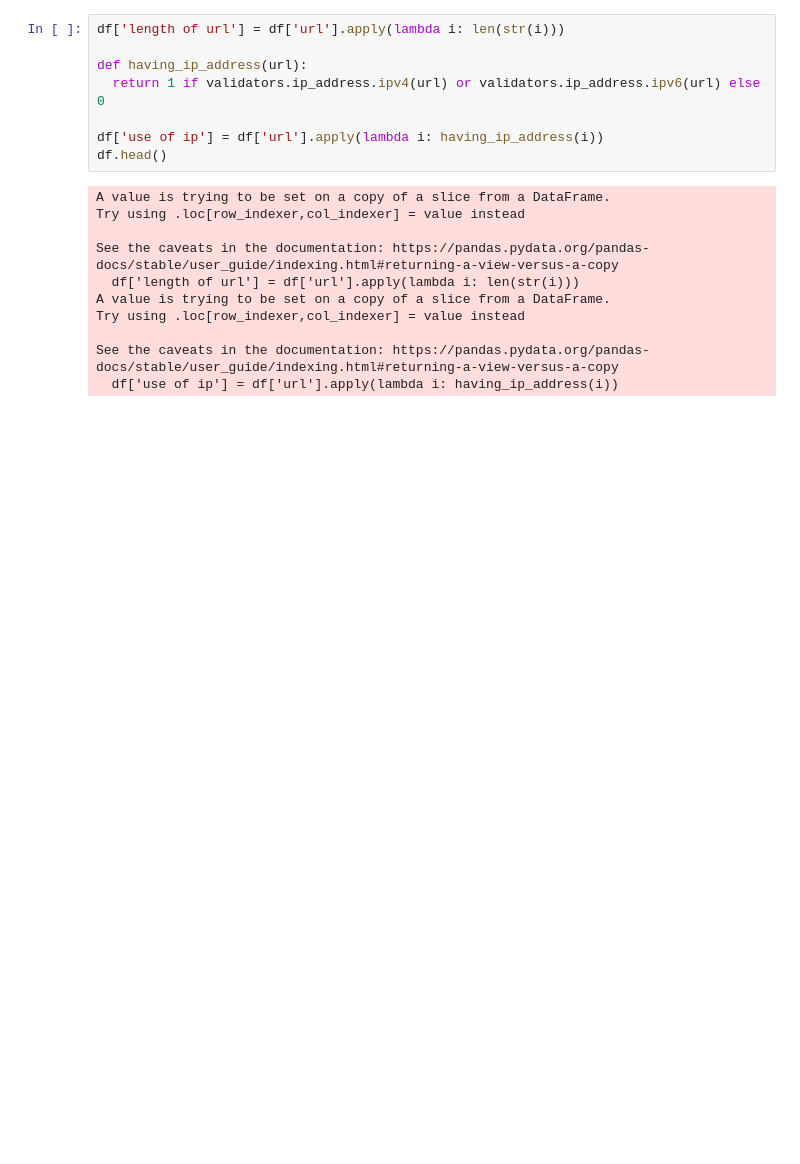
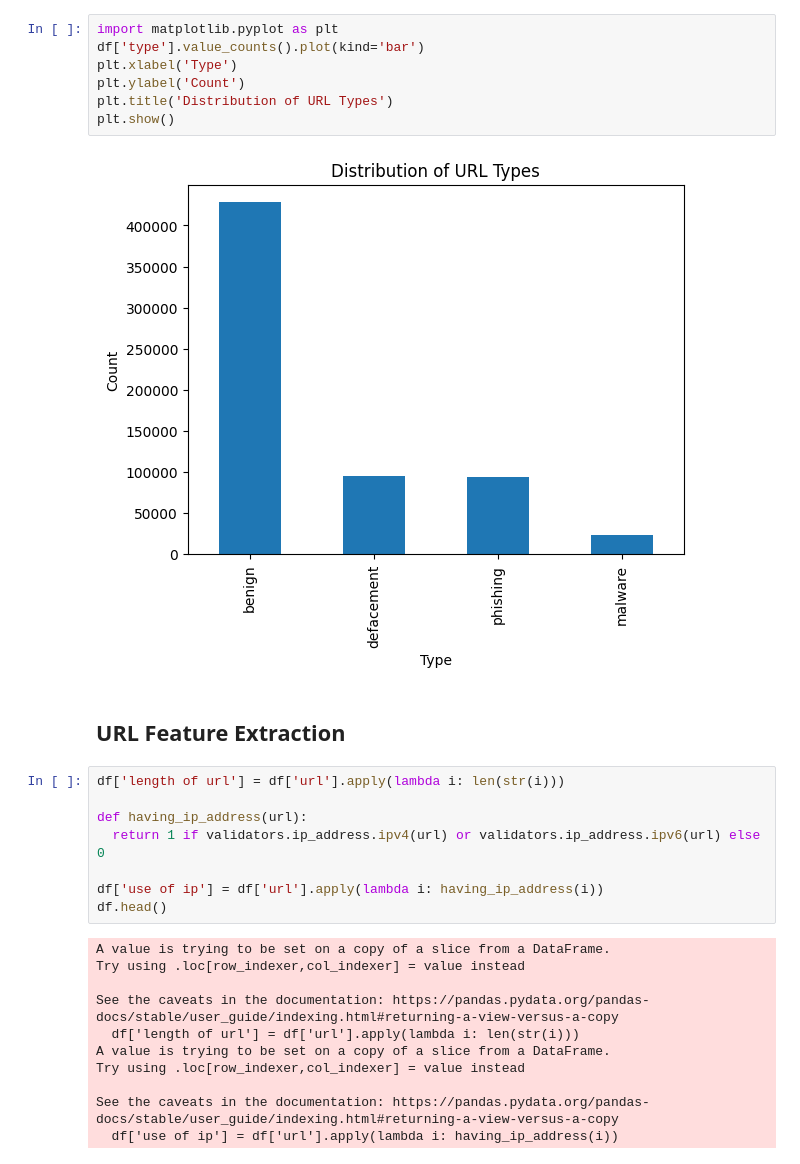
Before and after one commit to m2-areej/CSCT-Masters-Project, a Jupyter notebook: Detecting_Malicious_URLs.ipynb, the cells around one changed output. Cells and saved outputs as stored; diff of their text form; blank space fills up the shorter version.

```diff
--- a/Detecting_Malicious_URLs.ipynb
+++ b/Detecting_Malicious_URLs.ipynb
@@ -62,4 +77,15 @@ df.type.value_counts()
 dtype: int64
+# %%
+import matplotlib.pyplot as plt
+df['type'].value_counts().plot(kind='bar')
+plt.xlabel('Type')
+plt.ylabel('Count')
+plt.title('Distribution of URL Types')
+plt.show()
+# %% [output]
+[figure, added]
+# %% [markdown]
+## URL Feature Extraction
 # %%
 df['length of url'] = df['url'].apply(lambda i: len(str(i)))
 
```
Also changed, not shown: parts of 29 cells of this notebook.
